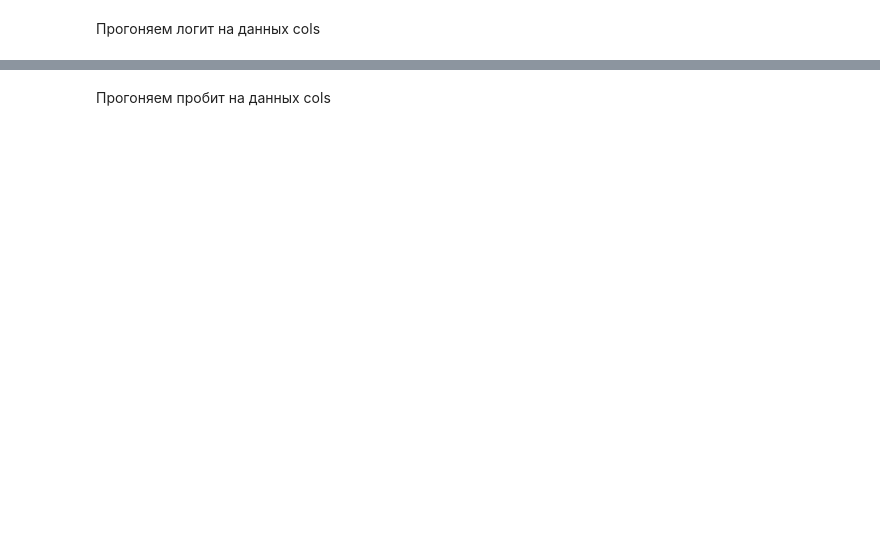
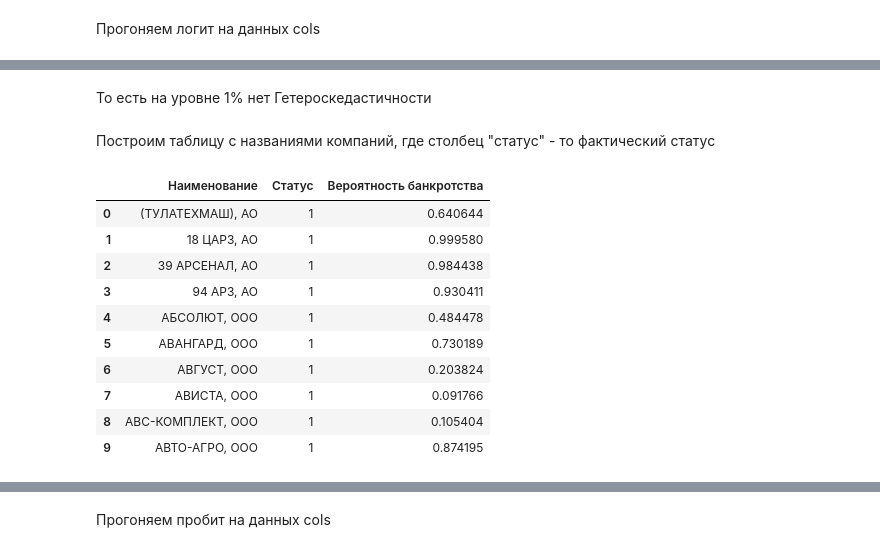
Before and after one commit to dariagerasimenko/Econ_projects, a Jupyter notebook: Econometrics 2021/Project_Models.ipynb, the cells around one changed output, grey strips where cells are left out. Drawn from its saved outputs; the diff is of its cells as text; code cells hidden in the pictures; blank space fills up the shorter version.

```diff
--- a/Econometrics 2021/Project_Models.ipynb
+++ b/Econometrics 2021/Project_Models.ipynb
@@ -139,0 +150,2 @@ data_final = pd.DataFrame(data_num[cols], columns = cols)
+# %%
+X = data_final.copy()
@@ -140,8 +180,8 @@ data_final = pd.DataFrame(data_num[cols], columns = cols)
 # %% [markdown]
 Прогоняем логит на данных cols
 # %%
-import statsmodels.api as sm
-Logit_model=sm.Logit(Y,data_final)
+
+Logit_model=sm.Logit(Y,X, M=sm.robust.norms.HuberT())
 result=Logit_model.fit()
 print(result.summary2())
 # %% [output]
@@ -164,0 +227,23 @@ Converged:                      1.0000                     Scale:
+# %% [markdown]
+То есть на уровне 1% нет Гетероскедастичности
+# %% [markdown]
+Построим таблицу с названиями компаний, где столбец "статус" - то фактический статус
+# %%
+predictions = result.predict()
+predictions
+df_1 = df[['Наименование', 'Статус']]
+df_2 = pd.DataFrame(predictions, columns = ['Вероятность банкротства'])
+df_predictions = pd.concat([df_1, df_2], axis = 1)
+df_predictions.head(10)
+# %% [output]
+|  | Наименование | Статус | Вероятность банкротства |
+| 0 | (ТУЛАТЕХМАШ), АО | 1 | 0.640644 |
+| 1 | 18 ЦАРЗ, АО | 1 | 0.999580 |
+| 2 | 39 АРСЕНАЛ, АО | 1 | 0.984438 |
+| 3 | 94 АРЗ, АО | 1 | 0.930411 |
+| 4 | АБСОЛЮТ, ООО | 1 | 0.484478 |
+| 5 | АВАНГАРД, ООО | 1 | 0.730189 |
+| 6 | АВГУСТ, ООО | 1 | 0.203824 |
+| 7 | АВИСТА, ООО | 1 | 0.091766 |
+| 8 | АВС-КОМПЛЕКТ, ООО | 1 | 0.105404 |
+| 9 | АВТО-АГРО, ООО | 1 | 0.874195 |
```
Also changed, not shown: parts of 30 cells of this notebook, 1 other file.
